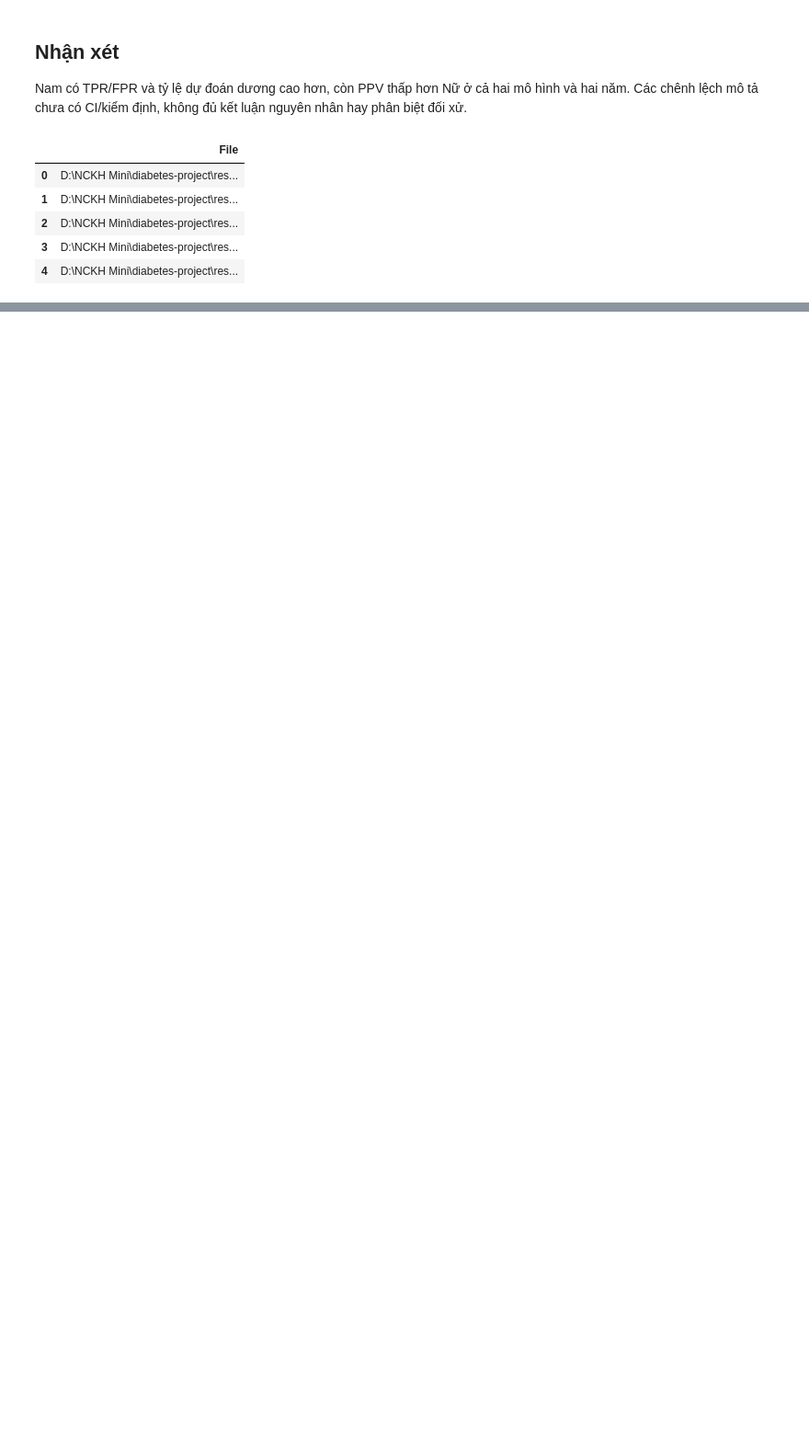
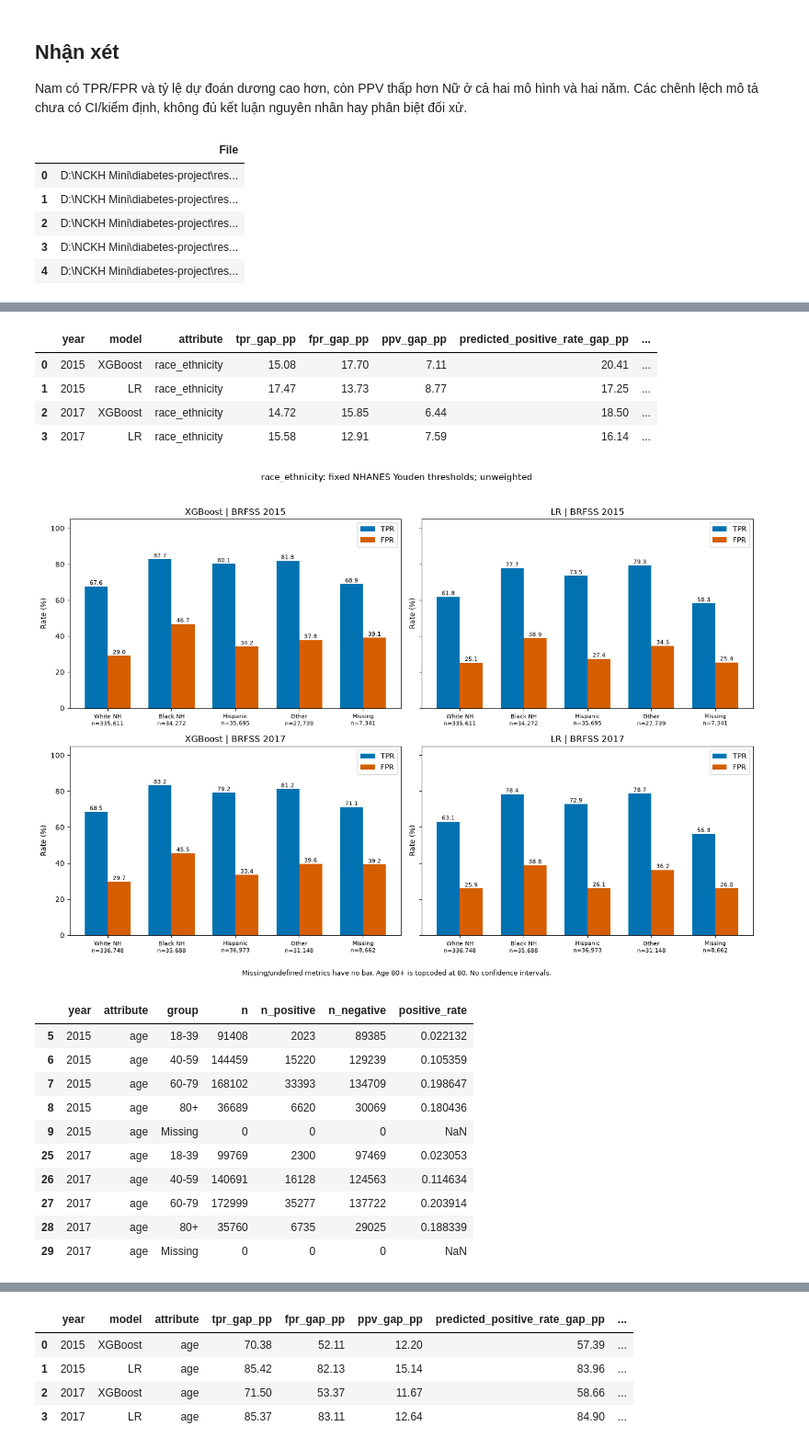
Before and after one commit to FeliksWatterson/diabetes-ml-fairness, a Jupyter notebook: diabetes-project/notebooks/05_fairness.ipynb, the cells around one changed output, grey strips where cells are left out. Shown at 92% size. Drawn from its saved outputs; the diff is of its cells as text; code cells hidden in the pictures; blank space fills up the shorter version.

Commit message:
Add race and age fairness evaluation

```diff
--- a/diabetes-project/notebooks/05_fairness.ipynb
+++ b/diabetes-project/notebooks/05_fairness.ipynb
@@ -18,7 +18,7 @@ project_dir = Path.cwd()
 if not (project_dir / "src").is_dir():
     project_dir = project_dir.parent
 sys.path.insert(0, str(project_dir))
-from src.utils import get_binary_group_metrics, get_sex_metric_gaps, save_png
+from src.utils import get_binary_group_metrics, get_sex_metric_gaps, save_png, get_manifest_artifact_hash
 
 final_run_id = "54c463bbe9079503"
 source_dir = project_dir / "results/external_validation" / final_run_id
@@ -33,7 +33,7 @@ thresholds, frozen_hashes = {}, {}
 for model in ["XGBoost", "LR"]:
     path = project_dir / "results/final_development" / final_run_id / model / "thresholds.json"
     digest = hashlib.sha256(path.read_bytes()).hexdigest()
-    assert digest == external_manifest["frozen_artifact_sha256"][str(path.resolve())]
+    assert digest == get_manifest_artifact_hash(external_manifest["frozen_artifact_sha256"], path, project_dir)
     thresholds[model] = json.loads(path.read_text(encoding="utf-8"))
     assert thresholds[model] == external_manifest["thresholds"][model]
     assert np.isfinite(thresholds[model]["youden"])
@@ -44,7 +44,7 @@ for year, expected_n in [(2015, 440658), (2017, 449219)]:
     for model in ["XGBoost", "LR"]:
         path = source_dir / f"brfss_{year}_{model}_predictions.parquet"
         digest = hashlib.sha256(path.read_bytes()).hexdigest()
-        assert digest == external_manifest["output_sha256"][str(path.resolve())]
+        assert digest == get_manifest_artifact_hash(external_manifest["output_sha256"], path, project_dir)
         frozen_hashes[str(path)] = digest
         data = pd.read_parquet(path)
         assert len(data) == expected_n and data["year"].eq(year).all()
@@ -272,0 +350,41 @@ display(pd.DataFrame({"File": [str(p) for p in output_files]}))
+# %%
+all_metrics = pd.DataFrame(rows)
+output_paths = []
+for attribute, groups in specs.items():
+    metrics = all_metrics.loc[all_metrics["attribute"].eq(attribute)].copy()
+    gaps = get_multigroup_metric_gaps(metrics, "group", groups)
+    gaps.insert(2, "attribute", attribute)
+    counts = metrics.loc[metrics["model"].eq("XGBoost"), ["year", "attribute", "group", "n", "n_positive", "n_negative", "positive_rate"]]
+    for suffix, table in [("counts", counts), ("group_metrics", metrics), ("gaps_pp", gaps)]:
+        path = result_dir / f"{attribute}_{suffix}.csv"
+        table.to_csv(path, index=False, na_rep="NA")
+        pd.testing.assert_frame_equal(pd.read_csv(path), table.reset_index(drop=True), check_dtype=False)
+        output_paths.append(path)
+    display(counts)
+    display(metrics[["year", "model", "group", "tpr", "fpr", "ppv", "roc_auc", "brier"]].round(4))
+    display(gaps.round(2))
+    fig, axes = plt.subplots(2, 2, figsize=(14, 10), sharey=True)
+    for i, year in enumerate([2015, 2017]):
+        for j, model in enumerate(["XGBoost", "LR"]):
+            ax = axes[i, j]
+            table = metrics.query("year == @year and model == @model").set_index("group").loc[groups + ["Missing"]]
+            x = np.arange(len(table))
+            for offset, metric, color in [(-0.18, "tpr", "#0072B2"), (0.18, "fpr", "#D55E00")]:
+                values = table[metric].to_numpy(dtype=float) * 100
+                ax.bar(x + offset, values, width=0.36, label=metric.upper(), color=color)
+                for pos, value in zip(x + offset, values):
+                    if np.isfinite(value):
+                        ax.text(pos, value + 1, f"{value:.1f}", ha="center", fontsize=8)
+            ax.set(xticks=x, xticklabels=[f"{g}\nn={int(table.loc[g, 'n']):,}" for g in table.index],
+                   ylim=(0, 105), ylabel="Rate (%)", title=f"{model} | BRFSS {year}")
+            ax.tick_params(axis="x", labelsize=8)
+            ax.legend()
+    fig.suptitle(f"{attribute}: fixed NHANES Youden thresholds; unweighted")
+    fig.tight_layout(rect=[0, 0.04, 1, 0.96])
+    fig.text(0.5, 0.015, "Missing/undefined metrics have no bar. Age 80+ is topcoded at 80. No confidence intervals.", ha="center", fontsize=9)
+    path = figure_dir / f"{attribute}_tpr_fpr.png"
+    fig.savefig(path, dpi=180)
+    output_paths.append(path)
+    plt.show()
+    plt.close(fig)
+# %% [output]
@@ -272,0 +419,17 @@ display(pd.DataFrame({"File": [str(p) for p in output_files]}))
+|  | year | model | attribute | tpr_gap_pp | fpr_gap_pp | ppv_gap_pp | predicted_positive_rate_gap_pp | ... |
+| 0 | 2015 | XGBoost | race_ethnicity | 15.08 | 17.70 | 7.11 | 20.41 | ... |
+| 1 | 2015 | LR | race_ethnicity | 17.47 | 13.73 | 8.77 | 17.25 | ... |
+| 2 | 2017 | XGBoost | race_ethnicity | 14.72 | 15.85 | 6.44 | 18.50 | ... |
+| 3 | 2017 | LR | race_ethnicity | 15.58 | 12.91 | 7.59 | 16.14 | ... |
+[figure, added]
+|  | year | attribute | group | n | n_positive | n_negative | positive_rate |
+| 5 | 2015 | age | 18-39 | 91408 | 2023 | 89385 | 0.022132 |
+| 6 | 2015 | age | 40-59 | 144459 | 15220 | 129239 | 0.105359 |
+| 7 | 2015 | age | 60-79 | 168102 | 33393 | 134709 | 0.198647 |
+| 8 | 2015 | age | 80+ | 36689 | 6620 | 30069 | 0.180436 |
+| 9 | 2015 | age | Missing | 0 | 0 | 0 | NaN |
+| 25 | 2017 | age | 18-39 | 99769 | 2300 | 97469 | 0.023053 |
+| 26 | 2017 | age | 40-59 | 140691 | 16128 | 124563 | 0.114634 |
+| 27 | 2017 | age | 60-79 | 172999 | 35277 | 137722 | 0.203914 |
+| 28 | 2017 | age | 80+ | 35760 | 6735 | 29025 | 0.188339 |
+| 29 | 2017 | age | Missing | 0 | 0 | 0 | NaN |
@@ -272,0 +453,5 @@ display(pd.DataFrame({"File": [str(p) for p in output_files]}))
+|  | year | model | attribute | tpr_gap_pp | fpr_gap_pp | ppv_gap_pp | predicted_positive_rate_gap_pp | ... |
+| 0 | 2015 | XGBoost | age | 70.38 | 52.11 | 12.20 | 57.39 | ... |
+| 1 | 2015 | LR | age | 85.42 | 82.13 | 15.14 | 83.96 | ... |
+| 2 | 2017 | XGBoost | age | 71.50 | 53.37 | 11.67 | 58.66 | ... |
+| 3 | 2017 | LR | age | 85.37 | 83.11 | 12.64 | 84.90 | ... |
```
Also changed, not shown: parts of 6 cells of this notebook, 12 other files.
